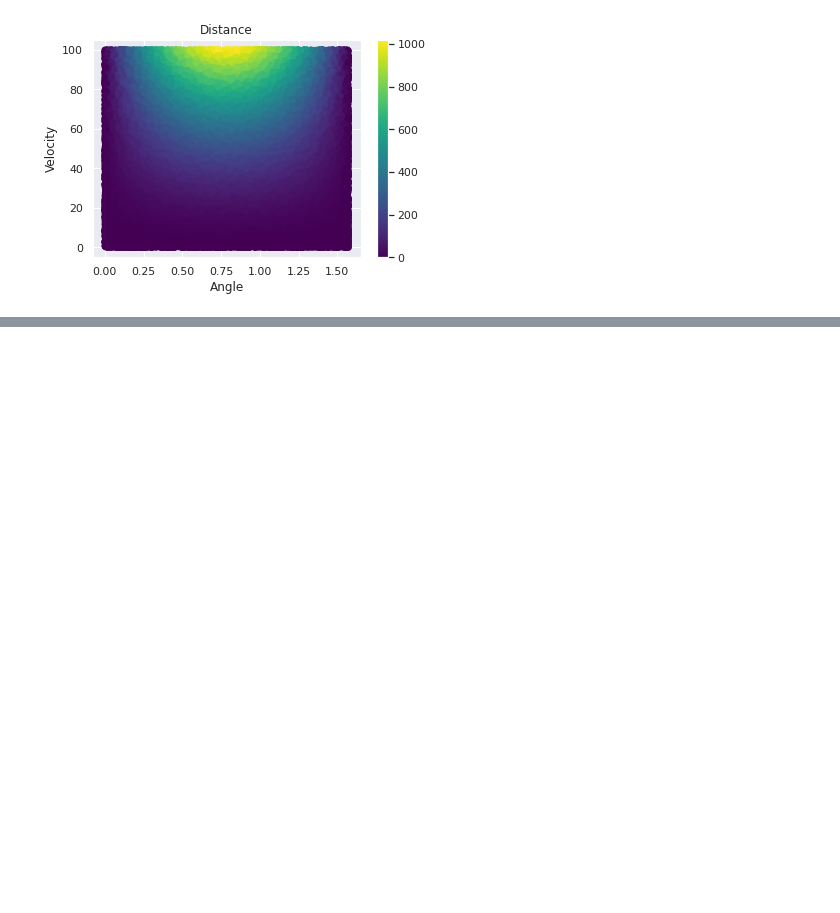
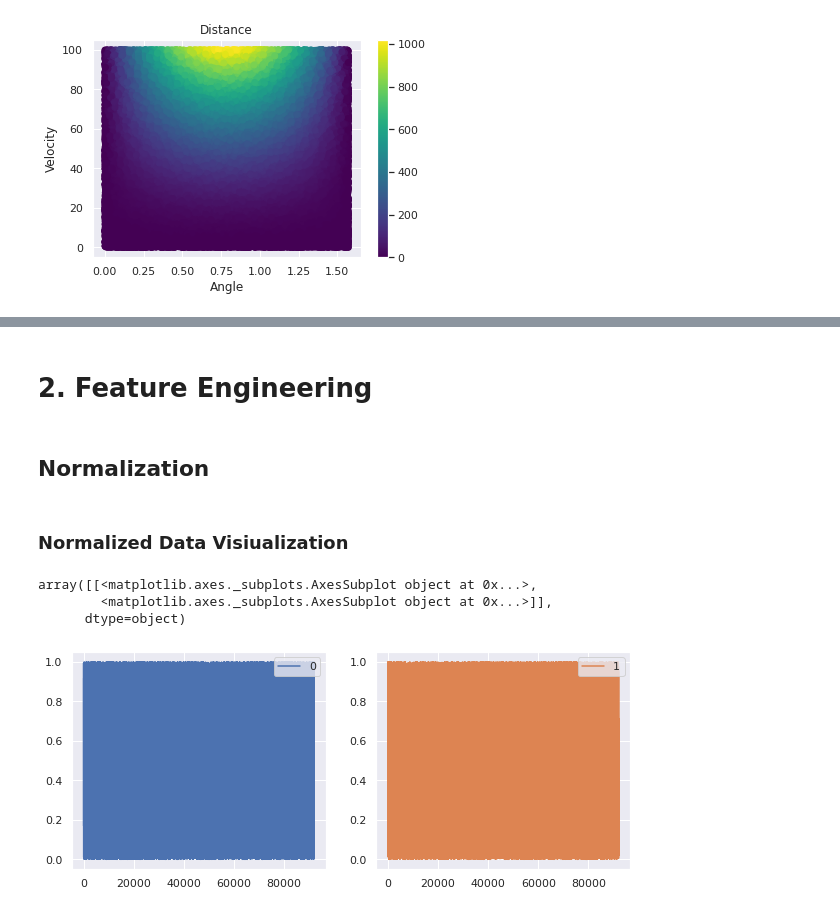
Before and after one commit to KJ-black/Machine-Learning-on-Material-Informatics, a Jupyter notebook: projectile_motion.ipynb, the cells around one changed output, grey strips where cells are left out. Drawn from its saved outputs; the diff is of its cells as text; code cells hidden in the pictures; blank space fills up the shorter version.

Commit message:
Normalization

```diff
--- a/projectile_motion.ipynb
+++ b/projectile_motion.ipynb
@@ -60,0 +63,29 @@ plt.show()
+# %%
+split_num = 8000
+x_train = data[:split_num, :2]
+y_train = data[:split_num, 3:]
+x_test = data[split_num:, :2]
+y_test = data[split_num:, 3:]
+# %% [markdown]
+# 2. Feature Engineering
+# %% [markdown]
+## Normalization
+# %%
+from sklearn.preprocessing import MinMaxScaler
+
+# Training Set
+sc = MinMaxScaler()
+x_train = sc.fit_transform(x_train)
+
+# Testing Set
+x_test = sc.transform(x_test)
+# %% [markdown]
+### Normalized Data Visiualization
+# %%
+pd_x_train = pd.DataFrame(x_test)
+pd_x_train.plot(subplots=True, layout=(1, 2), figsize=(10, 4))
+# %% [output]
+array([[<matplotlib.axes._subplots.AxesSubplot object at 0x...>,
+        <matplotlib.axes._subplots.AxesSubplot object at 0x...>]],
+      dtype=object)
+[figure, added]
```
Also changed, not shown: parts of 1 cell of this notebook.
